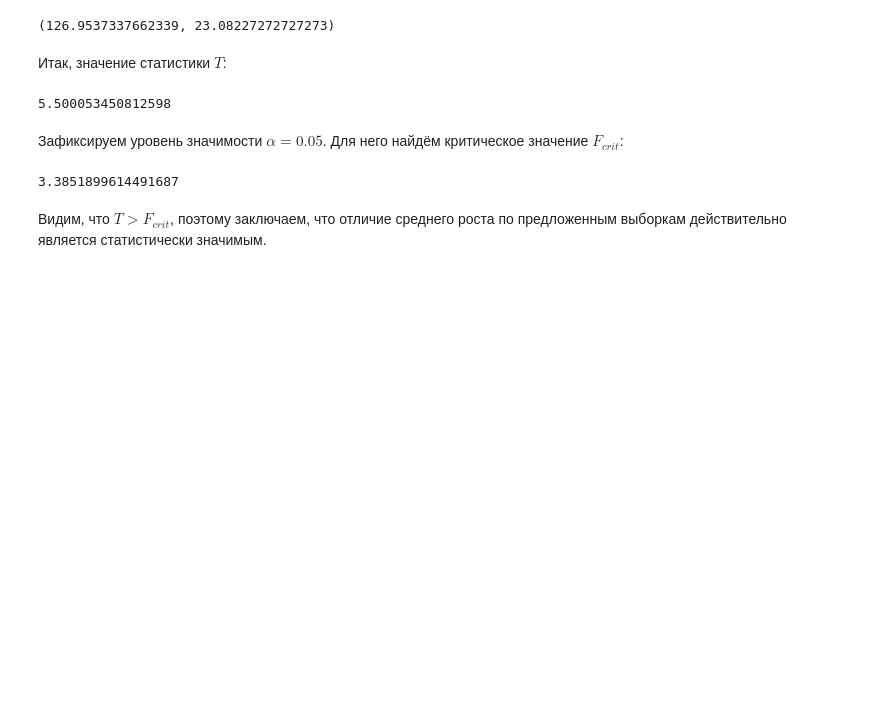
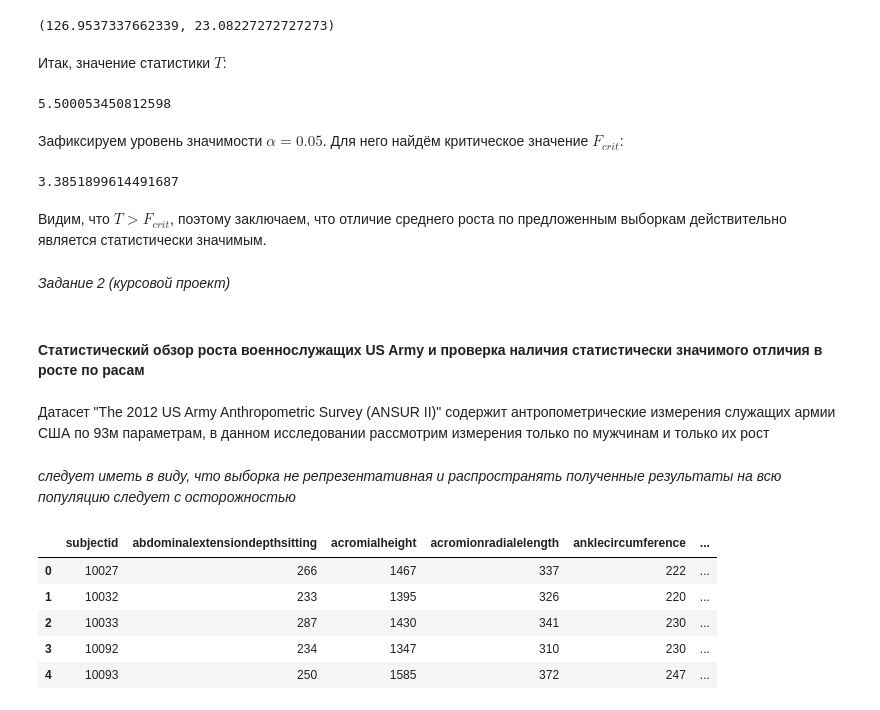
Before and after one commit to bgdnff/TVMS, a Jupyter notebook: TV8.ipynb, the cells around one changed output. Drawn from its saved outputs; the diff is of its cells as text; code cells hidden in the pictures; blank space fills up the shorter version.

```diff
--- a/TV8.ipynb
+++ b/TV8.ipynb
@@ -98,3 +104,11 @@ F_crit
 3.3851899614491687
 # %% [markdown]
 Видим, что $T > F_{crit}$, поэтому заключаем, что отличие среднего роста по предложенным выборкам действительно является статистически значимым.
+# %% [markdown]
+_Задание 2 (курсовой проект)_
+# %% [markdown]
+#### Статистический обзор роста военнослужащих US Army и проверка наличия статистически значимого отличия в росте по расам
+# %% [markdown]
+Датасет "The 2012 US Army Anthropometric Survey (ANSUR II)" содержит антропометрические измерения служащих армии США по 93м параметрам, в данном исследовании рассмотрим измерения только по мужчинам и только их рост
+# %% [markdown]
+_следует иметь в виду, что выборка не репрезентативная и распространять полученные результаты на всю популяцию следует с осторожностью_
@@ -100,0 +118,9 @@ F_crit
+# %%
+df.head()
+# %% [output]
+|  | subjectid | abdominalextensiondepthsitting | acromialheight | acromionradialelength | anklecircumference | ... |
+| 0 | 10027 | 266 | 1467 | 337 | 222 | ... |
+| 1 | 10032 | 233 | 1395 | 326 | 220 | ... |
+| 2 | 10033 | 287 | 1430 | 341 | 230 | ... |
+| 3 | 10092 | 234 | 1347 | 310 | 230 | ... |
+| 4 | 10093 | 250 | 1585 | 372 | 247 | ... |
```
Also changed, not shown: parts of 60 cells of this notebook.
